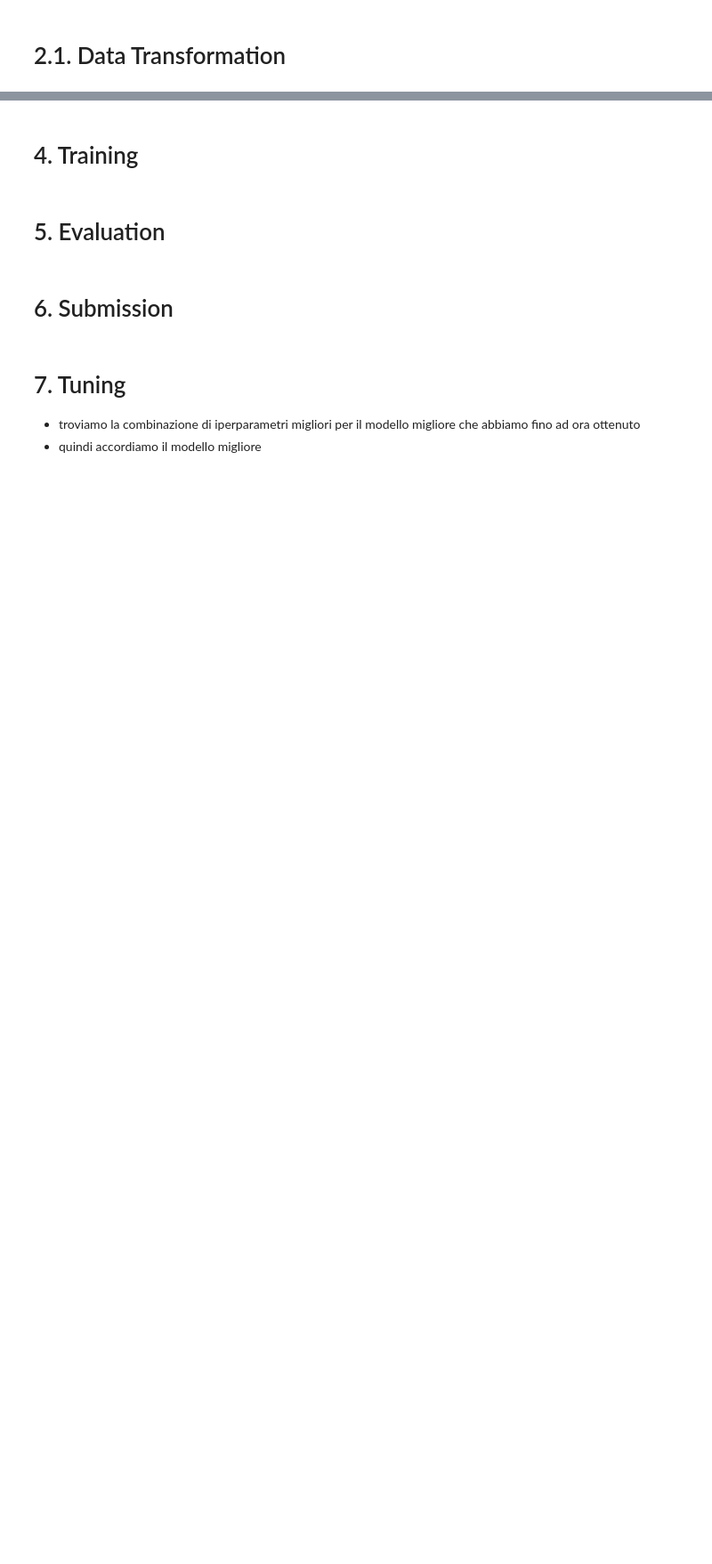
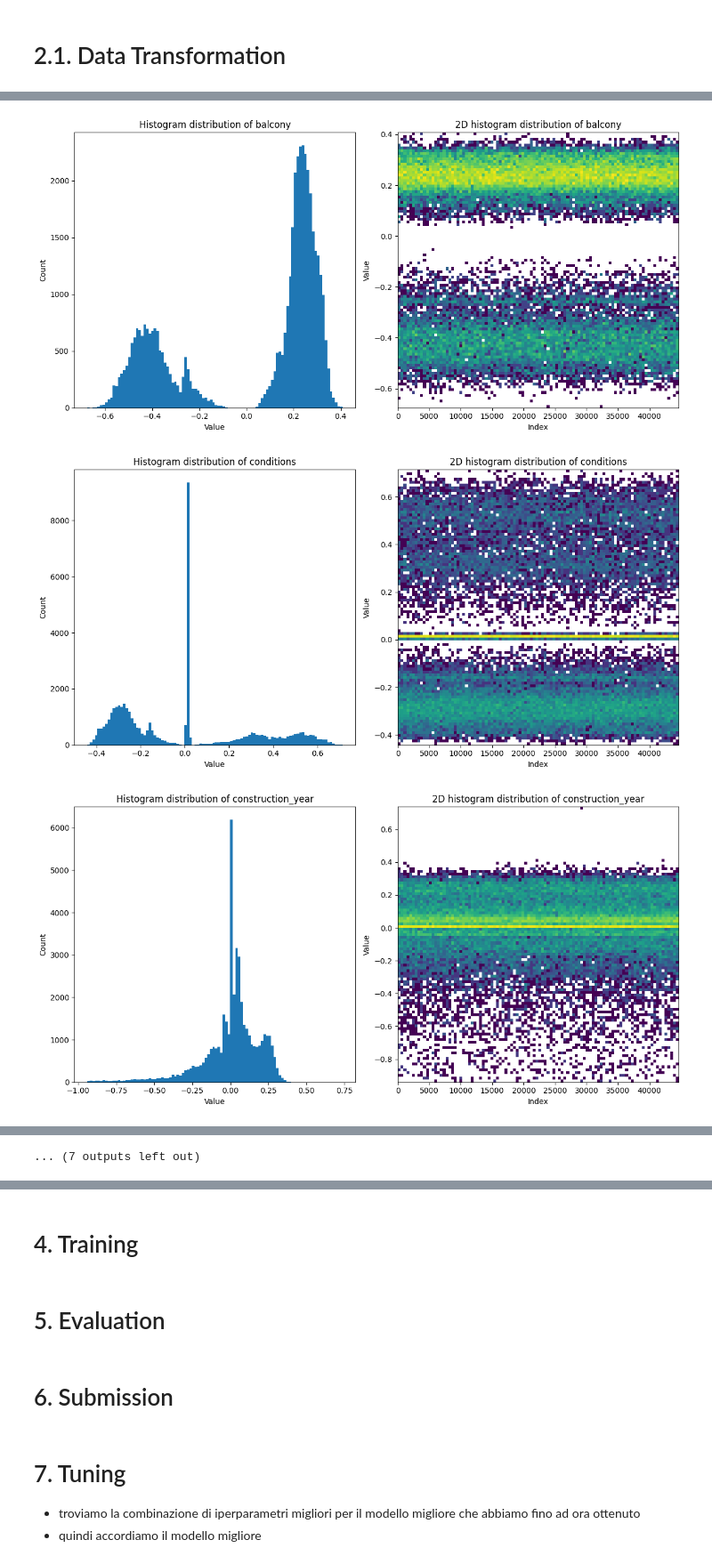
Before and after one commit to VincenzoImp/House-Prices-Prediction, a Jupyter notebook: script.ipynb, the cells around one changed output, grey strips where cells are left out. Shown at 89% size. Saved outputs shown, nothing was run; the diff lists cells and outputs as text; code cells hidden in the pictures; blank space fills up the shorter version.

```diff
--- a/script.ipynb
+++ b/script.ipynb
@@ -125 +399,4 @@ x_train = pd.DataFrame(x_normalizer.fit_transform(x_train), columns=x_train.colu
+# %%
+for col in train_df.columns:
+    hist_subplot(train_df, col)
 # %% [markdown]
@@ -140,0 +426,7 @@ print('percentage of rows removed: {}%'.format(((original_shape-new_shape)*100)/
+# %%
+for col in train_df.columns:
+    hist_subplot(train_df, col)
+# %% [output]
+[figure, added]
+[figure, added]
+[figure, added]
@@ -141 +442,2 @@ print('percentage of rows removed: {}%'.format(((original_shape-new_shape)*100)/
+... (7 outputs left out)
 # %% [markdown]
```
Also changed, not shown: parts of 57 cells of this notebook, 2 other files.
